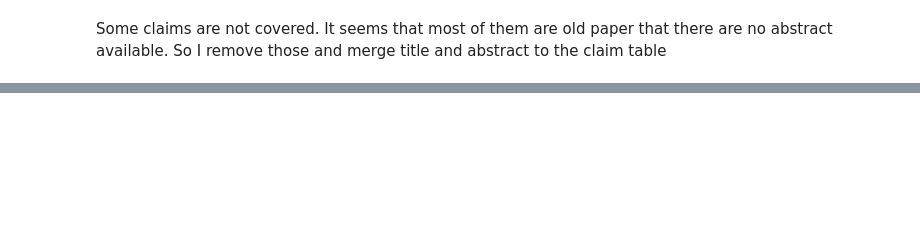
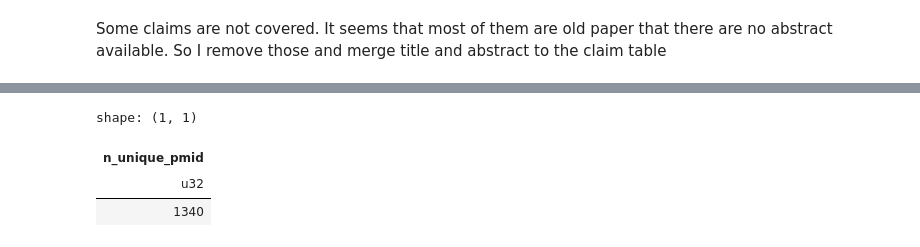
Before and after one commit to fulaibaowang/dictycite, a Jupyter notebook: dastasets.ipynb, the cells around one changed output, grey strips where cells are left out. Drawn from its saved outputs; the diff is of its cells as text; code cells hidden in the pictures; blank space fills up the shorter version.

```diff
--- a/dastasets.ipynb
+++ b/dastasets.ipynb
@@ -739,0 +758,9 @@ claim_cleaned_pmid_nonNA_abstract.write_parquet("output/cleaned/claim_cleaned_lo
+# %%
+claim_cleaned_pmid_nonNA_abstract.select(
+    pl.col("pmid").n_unique().alias("n_unique_pmid")
+)
+# %% [output]
+shape: (1, 1)
+| n_unique_pmid |
+| u32 |
+| 1340 |
```
Also changed, not shown: parts of 2 cells of this notebook, 1 other file.
